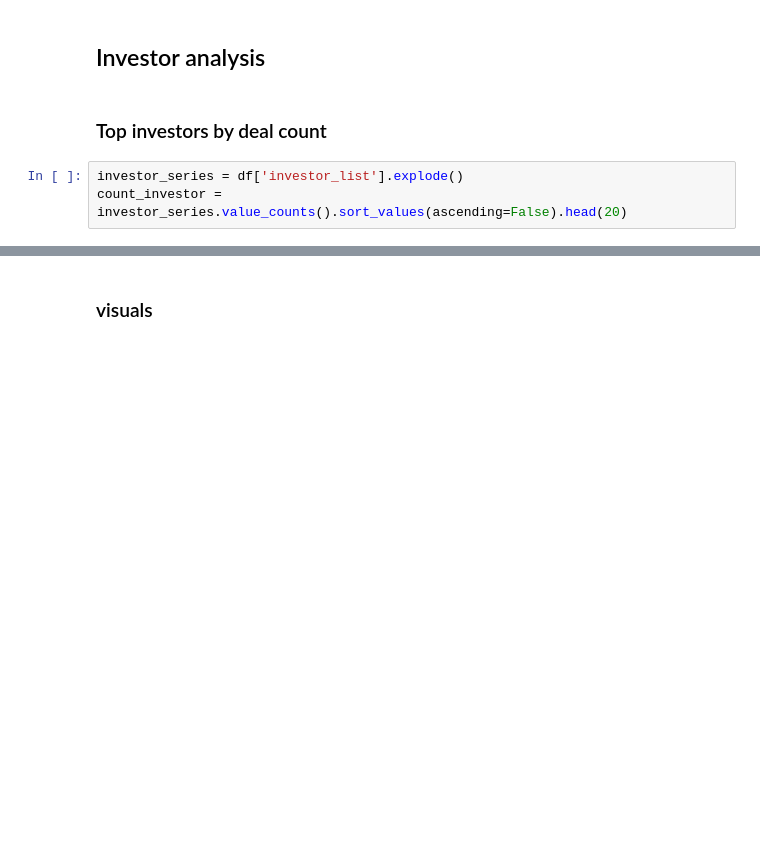
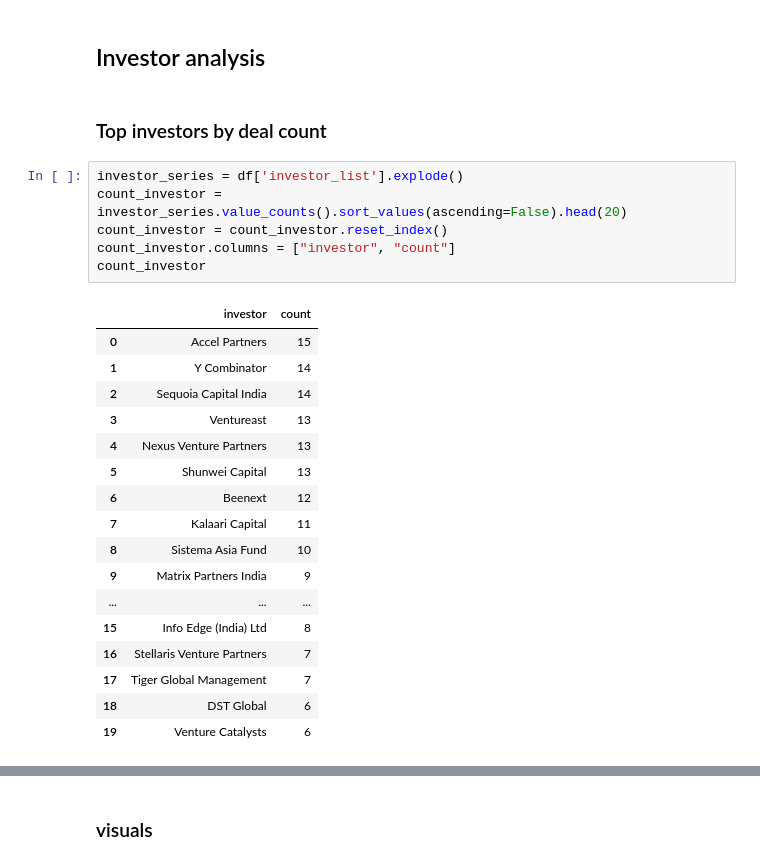
Before and after one commit to OlixIgnacious/indian-startups-transformations, a Jupyter notebook: notebooks/week2_exploration.ipynb, the cells around one changed output, grey strips where cells are left out. Drawn from its saved outputs; the diff is of its cells as text; blank space fills up the shorter version.

```diff
--- a/notebooks/week2_exploration.ipynb
+++ b/notebooks/week2_exploration.ipynb
@@ -575,3 +575,24 @@ tot_fund_year.plot(kind='bar', title='Total Funding by Year', xlabel='Year', yla
 # %%
 investor_series = df['investor_list'].explode()
 count_investor = investor_series.value_counts().sort_values(ascending=False).head(20)
+count_investor = count_investor.reset_index()
+count_investor.columns = ["investor", "count"]
+count_investor
+# %% [output]
+|  | investor | count |
+| 0 | Accel Partners | 15 |
+| 1 | Y Combinator | 14 |
+| 2 | Sequoia Capital India | 14 |
+| 3 | Ventureast | 13 |
+| 4 | Nexus Venture Partners | 13 |
+| 5 | Shunwei Capital | 13 |
+| 6 | Beenext | 12 |
+| 7 | Kalaari Capital | 11 |
+| 8 | Sistema Asia Fund | 10 |
+| 9 | Matrix Partners India | 9 |
+| ... | ... | ... |
+| 15 | Info Edge (India) Ltd | 8 |
+| 16 | Stellaris Venture Partners | 7 |
+| 17 | Tiger Global Management | 7 |
+| 18 | DST Global | 6 |
+| 19 | Venture Catalysts | 6 |
```
Also changed, not shown: parts of 12 cells of this notebook.
